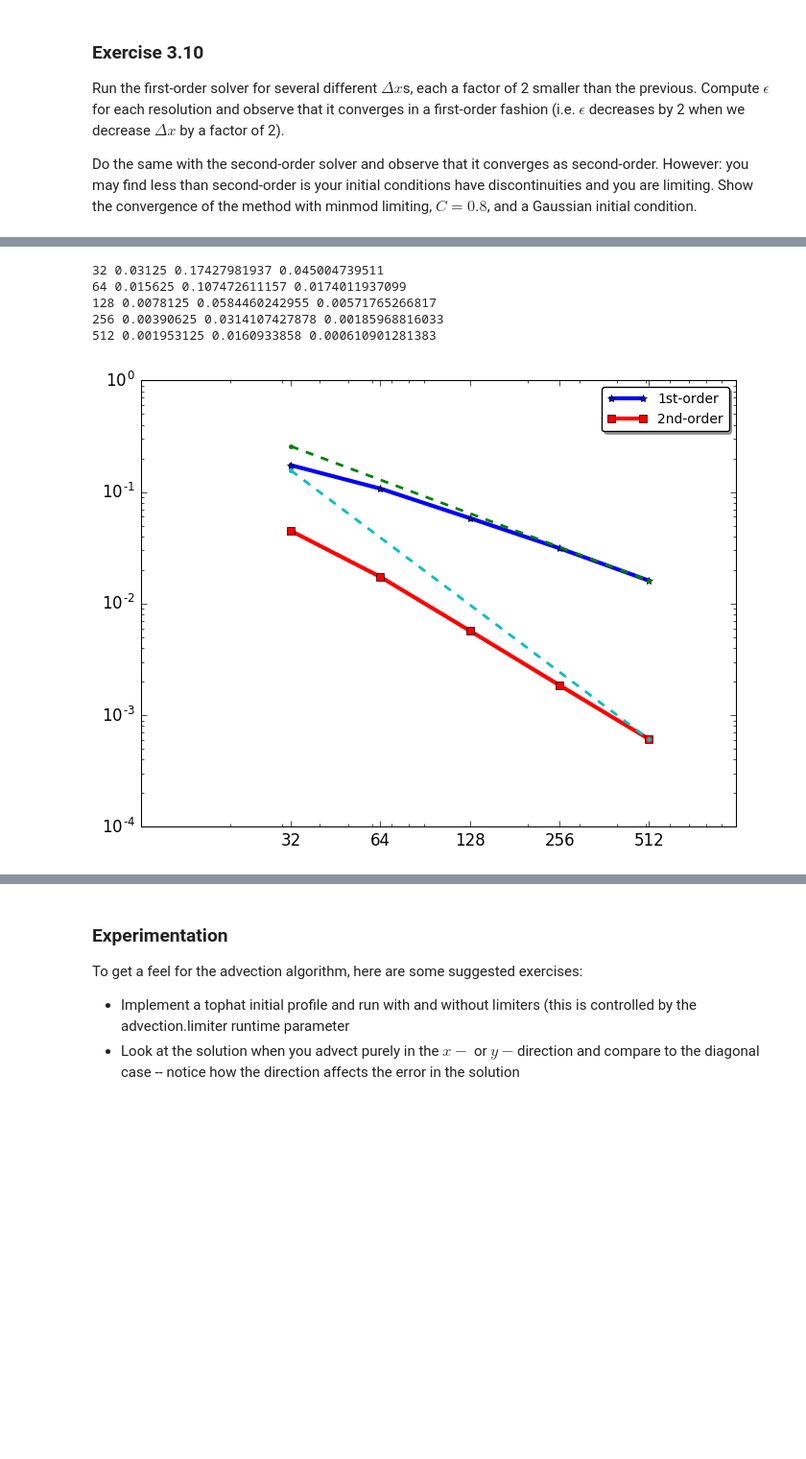
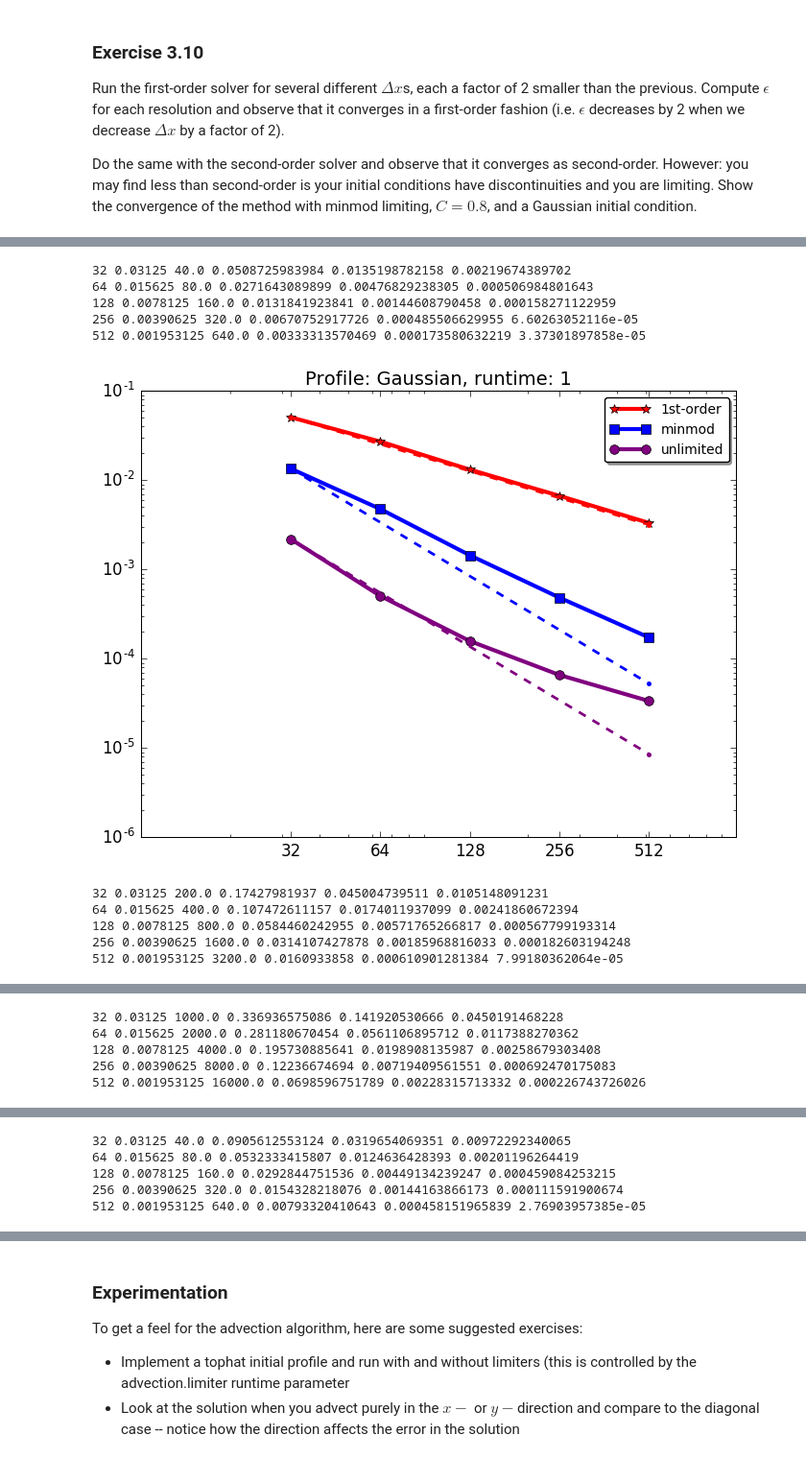
Before and after one commit to astroboylrx/CompHydroTutorial, a Jupyter notebook: CompHydroTutorial.ipynb, the cells around one changed output, grey strips where cells are left out. Shown at 96% size. Drawn from its saved outputs; the diff is of its cells as text; code cells hidden in the pictures; blank space fills up the shorter version.

Commit message:
RL: finally figure out convergence test of 3.10

```diff
--- a/CompHydroTutorial.ipynb
+++ b/CompHydroTutorial.ipynb
@@ -718,3 +719,16 @@ $$\frac{a^{n+1}_i - a^n_i}{\Delta t} = -u\frac{a^n_i - a^n_{i-1}}{\Delta x}$$
 Run the first-order solver for several different $\Delta x$s, each a factor of 2 smaller than the previous. Compute $\epsilon$ for each resolution and observe that it converges in a first-order fashion (i.e. $\epsilon$ decreases by 2 when we decrease $\Delta x$ by a factor of 2).
 
 Do the same with the second-order solver and observe that it converges as second-order. However: you may find less than second-order is your initial conditions have discontinuities and you are limiting. Show the convergence of the method with minmod limiting, $C = 0.8$, and a Gaussian initial condition.
+# %%
+N = 512
+x = (np.arange(N)+0.5)/N
+y1 = signal.gaussian(N, std=int(N/6))
+y2 = 1.0 + numpy.exp(-60.0*(x - 0.5)**2)
+
+fig = plt.figure()
+ax = fig.add_subplot(111)
+ax.plot(x, y1, label='y1')
+ax.plot(x, y2, label='y2')
+leg = ax.legend(loc='best')
+
+plt.show()
@@ -727,7 +743,10 @@ def CHT_E3_10():
             self.T = 1.0/self.u
             self.a = np.zeros(N)
             if shape == "Gaussian":
-                self.a = signal.gaussian(N, std=int(N/6))
+                self.a = 1.0 + signal.gaussian(N, std=int(N/6))
+            elif shape == "Gaussian_offical":
+                self.a = 1.0 + numpy.exp(-60.0*(self.x - 0.5)**2)
+                # N.B.: we use different Gaussian profiles
             elif shape == "top-hat":
                 self.a[np.logical_and(self.x >= 1./3., self.x <= 2./3.)] = 1.0
             else:
@@ -739,6 +758,9 @@ def CHT_E3_10():
                 pass
             def piecewise_constant(self, a, dx):
                 return np.zeros(len(a))
+            def unlimited(self, a, dx):
+                a_left_value = np.roll(a, 1); a_right_value = np.roll(a, -1)
+                return (a_right_value - a_left_value) / 2 / dx
             def minmod(self, a, dx):
                 a_left_value = np.roll(a, 1); a_right_value = np.roll(a, -1)
                 papx_i_L = (a - a_left_value)/dx; papx_i_R = (a_right_value - a)/dx
@@ -749,43 +771,62 @@ def CHT_E3_10():
                 return papx_i
         def norm_of_error(self):
             self.error = np.sqrt(np.sum((self.a - self.a0)**2)*self.dx); return self.error
         def update(self, nT, C, limit): # nT = number of periods to run, C = CFL number
             self.dt = C * self.dx / self.u
             limiting = self.Limiting()
             for i in range(int(nT/self.dt)):
                 papx_i = getattr(limiting, limit)(self.a, self.dx)
                 f_L = self.u * (self.a + self.dx/2 * (1-C)*papx_i) # since u>0
                 f_L_left_value = np.roll(f_L, 1)
                 self.a = self.a - self.dt * (f_L - f_L_left_value) / self.dx
             return self.norm_of_error()
 
     def compareC(shape, nT, C):
         fig = plt.figure(1)
         ax = fig.add_subplot(111)
         N = [32, 64, 128, 256, 512]
-        error1O = np.zeros(len(N)); error2O = np.zeros(len(N))
+        error1O = np.zeros(len(N));
+        error2Om = np.zeros(len(N));
+        error2Ou = np.zeros(len(N));
         for i, item in enumerate(N):
             pf = Profile(item, shape)
             error1O[i] = pf.update(nT, C, "piecewise_constant")
             pf = Profile(item, shape)
-            error2O[i] = pf.update(nT, C, "minmod")
-            print(item, 1.0/item, error1O[i], error2O[i])
-        ax.loglog(N, error1O, '*-', label="1st-order", lw=3)
-        ax.loglog([N[0], N[-1]], [16*error1O[-1], error1O[-1]], '--.', lw = 2)
-        ax.loglog(N, error2O, 's-', label="2nd-order", lw=3)
-        ax.loglog([N[0], N[-1]], [256*error2O[-1], error2O[-1]], '--.', lw = 2)
+            error2Om[i] = pf.update(nT, C, "minmod")
+            pf = Profile(item, shape)
+            error2Ou[i] = pf.update(nT, C, "unlimited")
+            print(item, 1.0/item, nT*item/C, error1O[i], error2Om[i], error2Ou[i])
+        ax.loglog(N, error1O, '*-', label="1st-order", lw=3, markersize = 7, color='red')
+        ax.loglog([N[0], N[-1]], [error1O[0], error1O[0]/16], '--.', lw = 2, color='red')
+        ax.loglog(N, error2Om, 's-', label="minmod", lw=3, markersize = 7, color='blue')
+        ax.loglog([N[0], N[-1]], [error2Om[0], error2Om[0]/256], '--.', lw = 2, color='blue')
+        ax.loglog(N, error2Ou, 'o-', label="unlimited", lw=3, markersize=7, color='purple')
+        ax.loglog([N[0], N[-1]], [error2Ou[0], error2Ou[0]/256], '--.', lw = 2, color='purple')
+        ax.set_title("Profile: "+shape+", runtime: "+str(nT))
+
         ax.set_xticks(N); ax.set_xticklabels([str(n) for n in N])
         """Somehow the 2nd-order goes as ~1/3 while increasing N to 2N, there must be something wrong here."""
         leg = ax.legend(loc="best", handlelength=3, fancybox=True, shadow=True)
         leg.get_frame().set_alpha(1.0)
         plt.show()
         plt.close("all")
+    compareC("Gaussian", 1, 0.8)
     compareC("Gaussian", 5, 0.8)
+    compareC("Gaussian", 25, 0.8)
+    compareC("Gaussian_offical", 1, 0.8)
+    compareC("Gaussian_offical", 5, 0.8)
+    compareC("Gaussian_offical", 25, 0.8)
+    # different profiles will need differnt nT to approach the second-order relationship (slope = -4)
 CHT_E3_10()
 # %% [output]
-32 0.03125 0.17427981937 0.045004739511
-64 0.015625 0.107472611157 0.0174011937099
-128 0.0078125 0.0584460242955 0.00571765266817
-256 0.00390625 0.0314107427878 0.00185968816033
-512 0.001953125 0.0160933858 0.000610901281383
+32 0.03125 40.0 0.0508725983984 0.0135198782158 0.00219674389702
+64 0.015625 80.0 0.0271643089899 0.00476829238305 0.000506984801643
+128 0.0078125 160.0 0.0131841923841 0.00144608790458 0.000158271122959
+256 0.00390625 320.0 0.00670752917726 0.000485506629955 6.60263052116e-05
+512 0.001953125 640.0 0.00333313570469 0.000173580632219 3.37301897858e-05
-[figure, old version]
+[figure, new version]
+32 0.03125 200.0 0.17427981937 0.045004739511 0.0105148091231
+64 0.015625 400.0 0.107472611157 0.0174011937099 0.00241860672394
+128 0.0078125 800.0 0.0584460242955 0.00571765266817 0.000567799193314
+256 0.00390625 1600.0 0.0314107427878 0.00185968816033 0.000182603194248
+512 0.001953125 3200.0 0.0160933858 0.000610901281384 7.99180362064e-05
@@ -791,0 +834,5 @@ CHT_E3_10()
+32 0.03125 1000.0 0.336936575086 0.141920530666 0.0450191468228
+64 0.015625 2000.0 0.281180670454 0.0561106895712 0.0117388270362
+128 0.0078125 4000.0 0.195730885641 0.0198908135987 0.00258679303408
+256 0.00390625 8000.0 0.12236674694 0.00719409561551 0.000692470175083
+512 0.001953125 16000.0 0.0698596751789 0.00228315713332 0.000226743726026
@@ -791,0 +840,5 @@ CHT_E3_10()
+32 0.03125 40.0 0.0905612553124 0.0319654069351 0.00972292340065
+64 0.015625 80.0 0.0532333415807 0.0124636428393 0.00201196264419
+128 0.0078125 160.0 0.0292844751536 0.00449134239247 0.000459084253215
+256 0.00390625 320.0 0.0154328218076 0.00144163866173 0.000111591900674
+512 0.001953125 640.0 0.00793320410643 0.000458151965839 2.76903957385e-05
```
Also changed, not shown: parts of 4 cells of this notebook.
